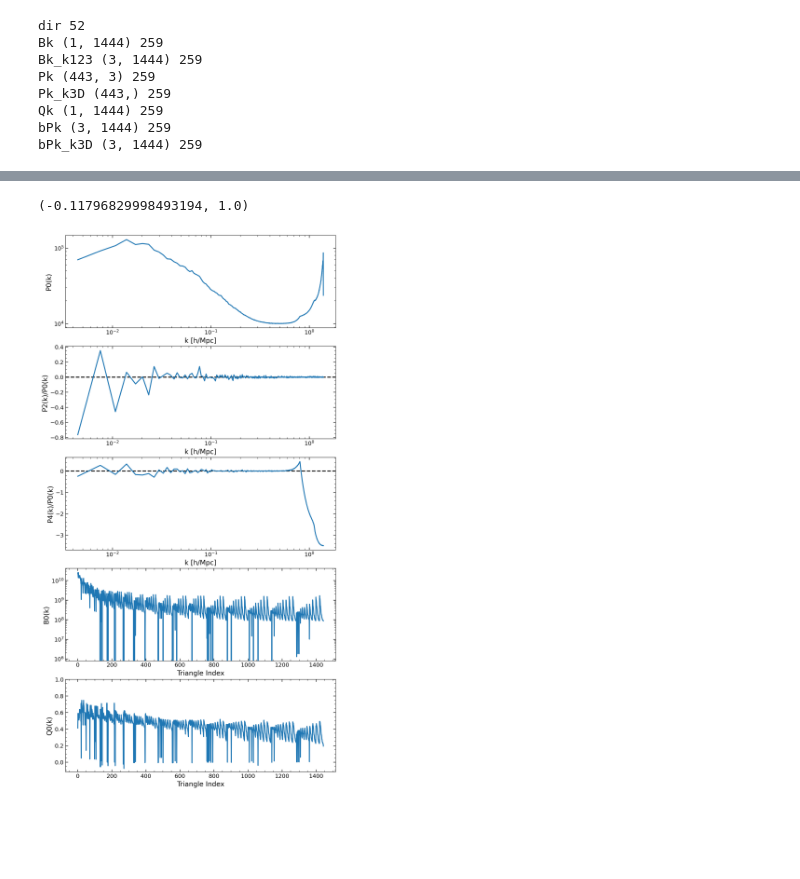
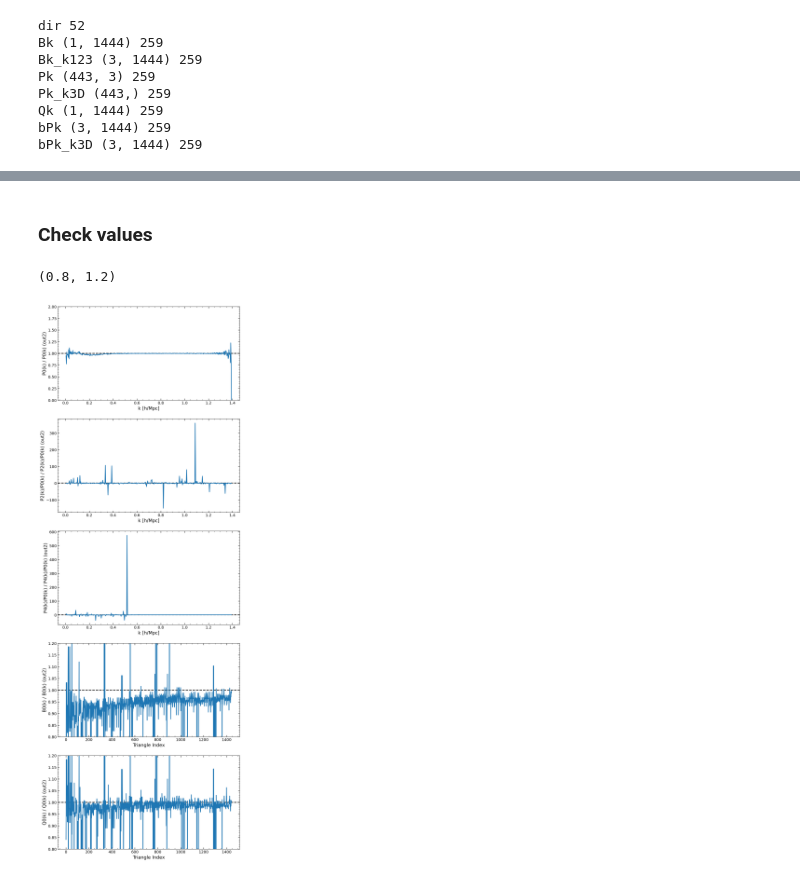
Before and after one commit to maho3/matts_tests, a Jupyter notebook: check_Bk_runs.ipynb, the cells around one changed output, grey strips where cells are left out. Saved outputs shown, nothing was run; the diff lists cells and outputs as text; code cells hidden in the pictures; blank space fills up the shorter version.

```diff
--- a/check_Bk_runs.ipynb
+++ b/check_Bk_runs.ipynb
@@ -260,28 +381,55 @@ with h5py.File(join(diagdir, 'halos.h5'), 'r') as f:
+# %% [markdown]
+### Check values
+# %%
+diagfile = '/anvil/scratch/x-mho1/cmass-ili/abacus/fastpm/L2000-N256/130/diag/halos.h5'
+a = '0.666667'
+
+out1 = {}
+with h5py.File(diagfile, 'r') as f:
+    for k in f[a].keys():
+        out1[k] = f[a][k][()]
+
+
+diagfile = '/anvil/scratch/x-mho1/cmass-ili/abacus/nbody/L2000-N256/130/diag/halos.h5'
+a = '0.666667'
+
+out2 = {}
+with h5py.File(diagfile, 'r') as f:
+    for k in f[a].keys():
+        out2[k] = f[a][k][()]
 # %%
-f, axs = plt.subplots(5, 1, figsize=(10, 20))
+f, axs = plt.subplots(5, 1, figsize=(10, 30))
 
 ax = axs[0]
-ax.loglog(out['Pk_k3D'], out['Pk'][:, 0])
-ax.set(xlabel='k [h/Mpc]', ylabel='P0(k)')
+ax.axhline(1, color='k', ls='--')
+ax.plot(out1['Pk_k3D'], out1['Pk'][:, 0] / out2['Pk'][:, 0])
+ax.set(xlabel='k [h/Mpc]', ylabel='P0(k) / P0(k) (out2)')
+ax.set_ylim(0, 2)
 
 ax = axs[1]
-ax.axhline(0, color='k', ls='--')
-ax.semilogx(out['Pk_k3D'], out['Pk'][:, 1]/out['Pk'][:, 0])
-ax.set(xlabel='k [h/Mpc]', ylabel='P2(k)/P0(k)')
+ax.axhline(1, color='k', ls='--')
+ax.plot(out1['Pk_k3D'], (out1['Pk'][:, 1] / out2['Pk'][:, 1]))
+ax.set(xlabel='k [h/Mpc]', ylabel='P2(k)/P0(k) / P2(k)/P0(k) (out2)')
+# ax.set_ylim(0, 2)
 
 ax = axs[2]
-ax.axhline(0, color='k', ls='--')
-ax.semilogx(out['Pk_k3D'], out['Pk'][:, 2]/out['Pk'][:, 0])
-ax.set(xlabel='k [h/Mpc]', ylabel='P4(k)/P0(k)')
+ax.axhline(1, color='k', ls='--')
+ax.plot(out1['Pk_k3D'], (out1['Pk'][:, 2] / out1['Pk'][:, 0]) /
+        (out2['Pk'][:, 2] / out2['Pk'][:, 0]))
+ax.set(xlabel='k [h/Mpc]', ylabel='P4(k)/P0(k) / P4(k)/P0(k) (out2)')
+# ax.set_ylim(0, 2)
 
 ax = axs[3]
-ax.semilogy(out['Bk'][0])
-ax.set(xlabel='Triangle Index', ylabel='B0(k)')
+ax.axhline(1, color='k', ls='--')
+ax.plot(out1['Bk'][0] / out2['Bk'][0])
+ax.set(xlabel='Triangle Index', ylabel='B0(k) / B0(k) (out2)')
+ax.set_ylim(0.8, 1.2)
 
 ax = axs[4]
-ax.plot(out['Qk'][0])
-ax.set(xlabel='Triangle Index', ylabel='Q0(k)')
-ax.set_ylim(None, 1)
+ax.axhline(1, color='k', ls='--')
+ax.plot(out1['Qk'][0] / out2['Qk'][0])
+ax.set(xlabel='Triangle Index', ylabel='Q0(k) / Q0(k) (out2)')
+ax.set_ylim(0.8, 1.2)
 # %% [output]
-(-0.11796829998493194, 1.0)
+(0.8, 1.2)
-[figure, old version]
+[figure, new version]
```
Also changed, not shown: parts of 15 cells of this notebook, 1 other file.
